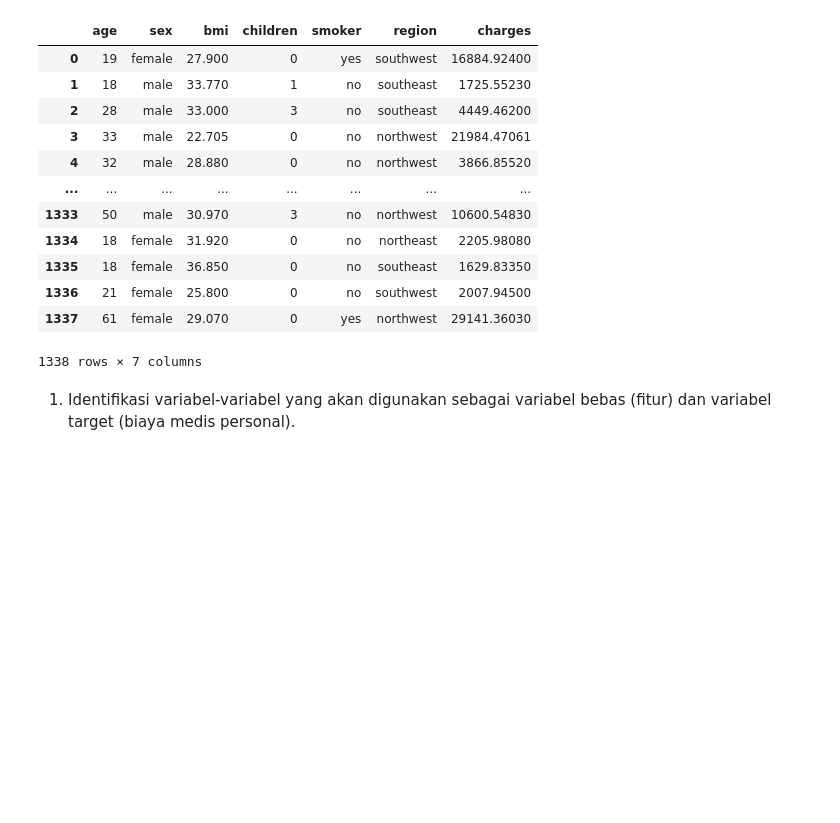
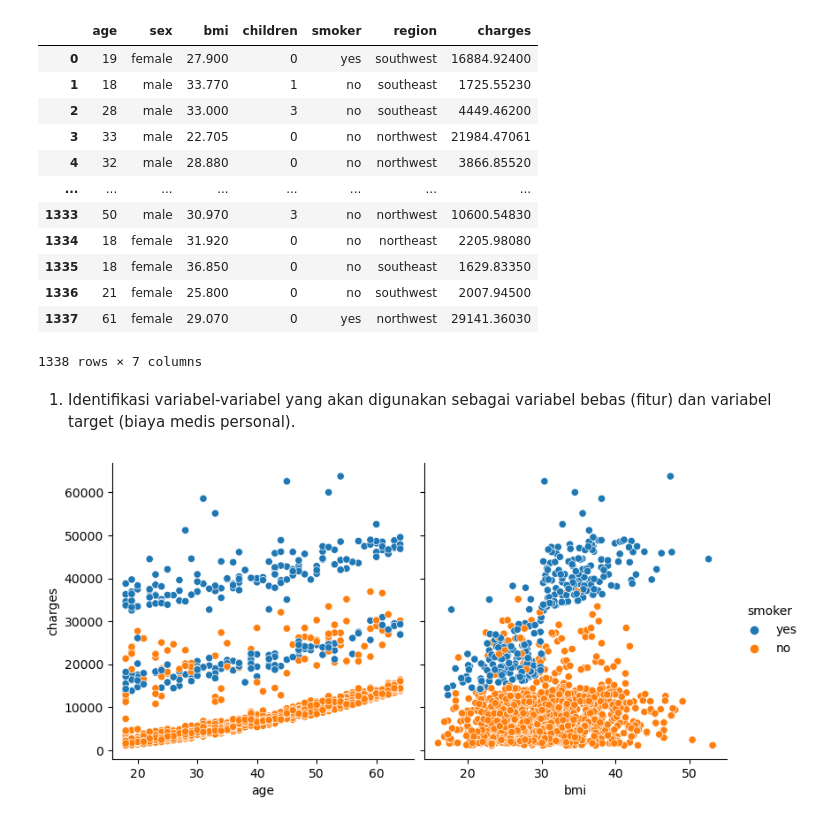
Before and after one commit to lukasvalentino971/2141720032-MachineLearning-2023, a Jupyter notebook: week-03/TugasPraktikum-03.ipynb, the cells around one changed output. Drawn from its saved outputs; the diff is of its cells as text; code cells hidden in the pictures; blank space fills up the shorter version.

```diff
--- a/week-03/TugasPraktikum-03.ipynb
+++ b/week-03/TugasPraktikum-03.ipynb
@@ -47,3 +47,9 @@ data
 1338 rows × 7 columns
 # %% [markdown]
 1. Identifikasi variabel-variabel yang akan digunakan sebagai variabel bebas (fitur) dan variabel target (biaya medis personal).
+# %%
+sns.pairplot(data, x_vars=['age', 'bmi'],
+             y_vars='charges', size=4, aspect=1, kind='scatter', hue='smoker')
+plt.show()
+# %% [output]
+[figure, added]
```
